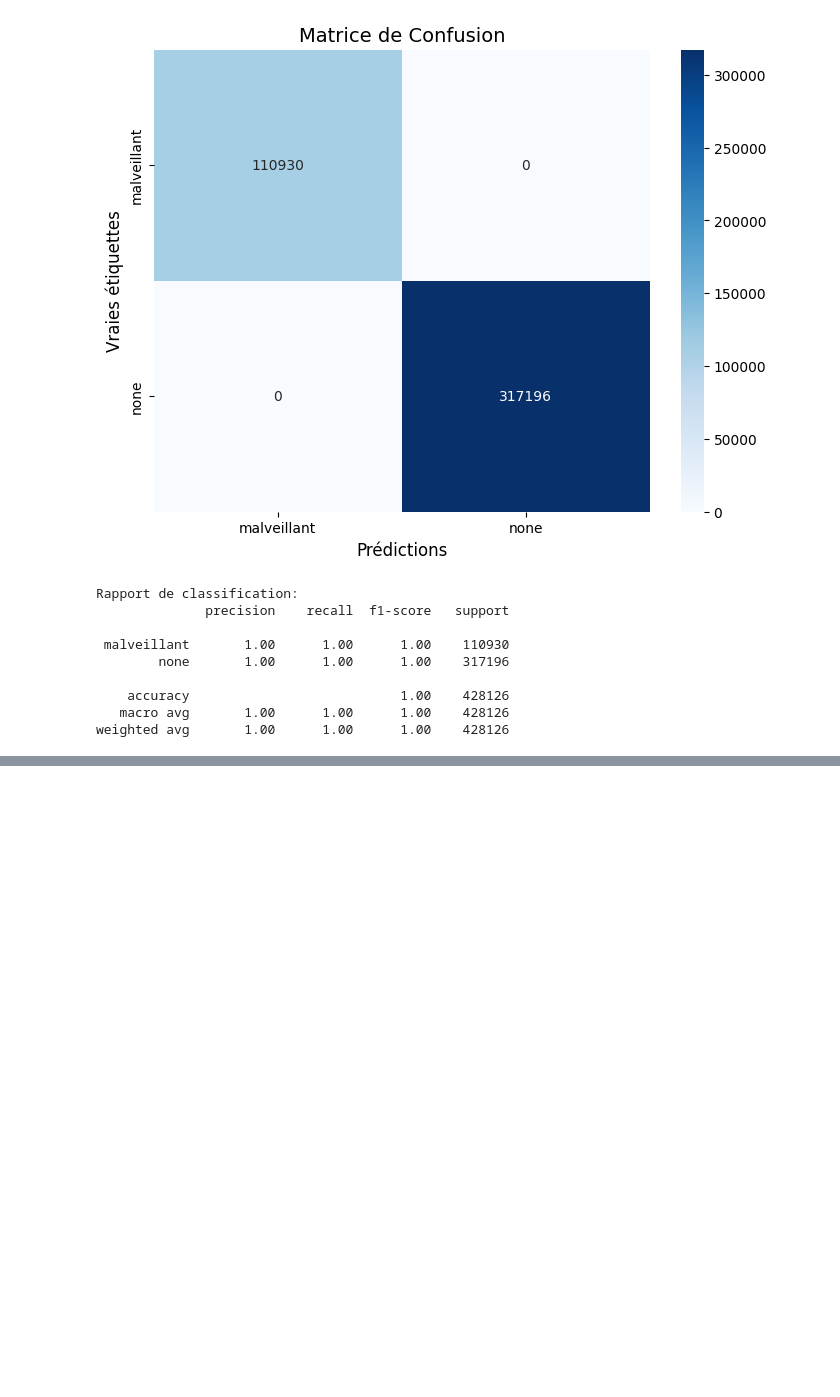
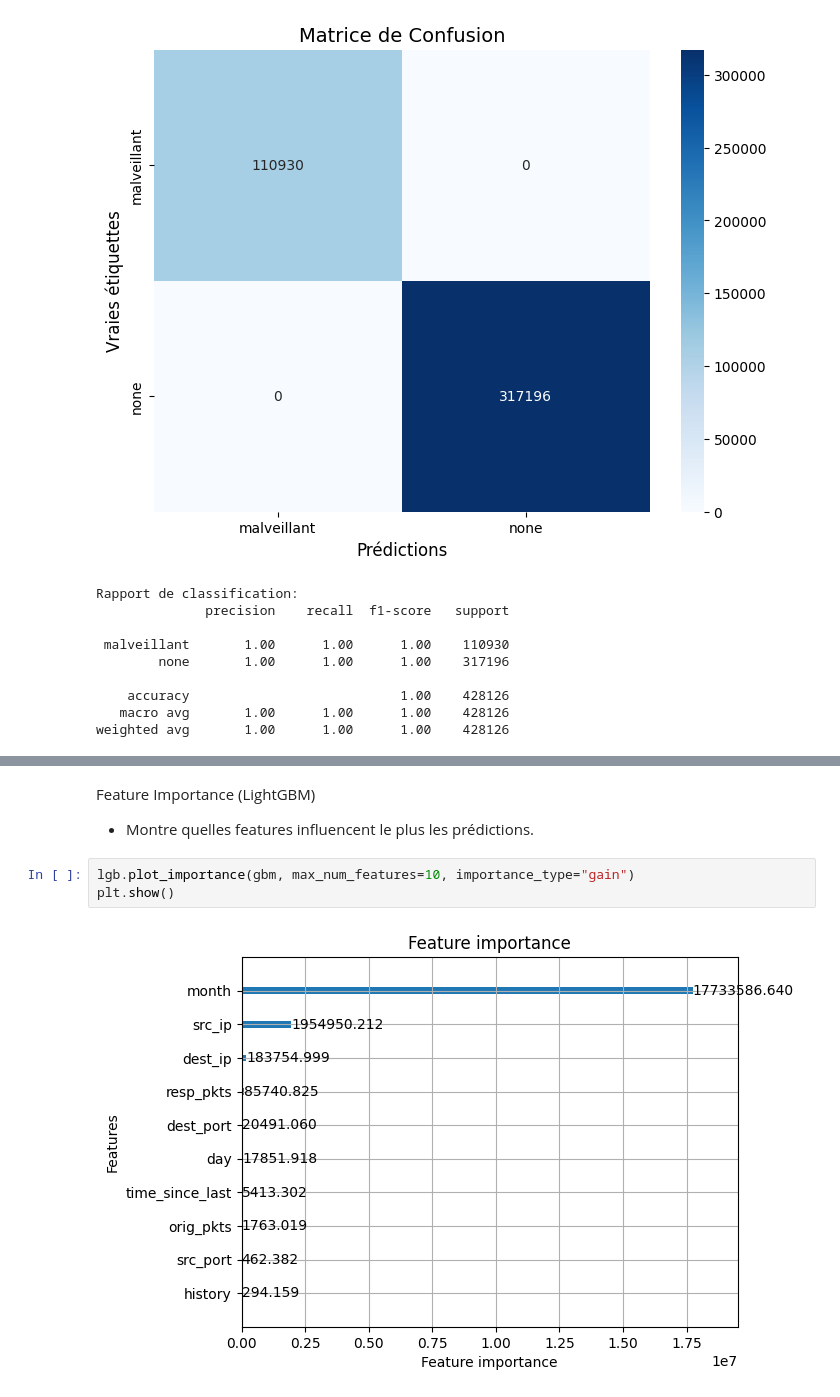
Before and after one commit to LeNonante/Logniscient, a Jupyter notebook: Model/Models.ipynb, the cells around one changed output, grey strips where cells are left out. Cells and saved outputs as stored; diff of their text form; blank space fills up the shorter version.

```diff
--- a/Model/Models.ipynb
+++ b/Model/Models.ipynb
@@ -315,0 +354,8 @@ weighted avg       1.00      1.00      1.00    428126
+# %% [markdown]
+Feature Importance (LightGBM)
+- Montre quelles features influencent le plus les prédictions.
+# %%
+lgb.plot_importance(gbm, max_num_features=10, importance_type="gain")
+plt.show()
+# %% [output]
+[figure, added]
```
Also changed, not shown: parts of 14 cells of this notebook, 1 other file.
